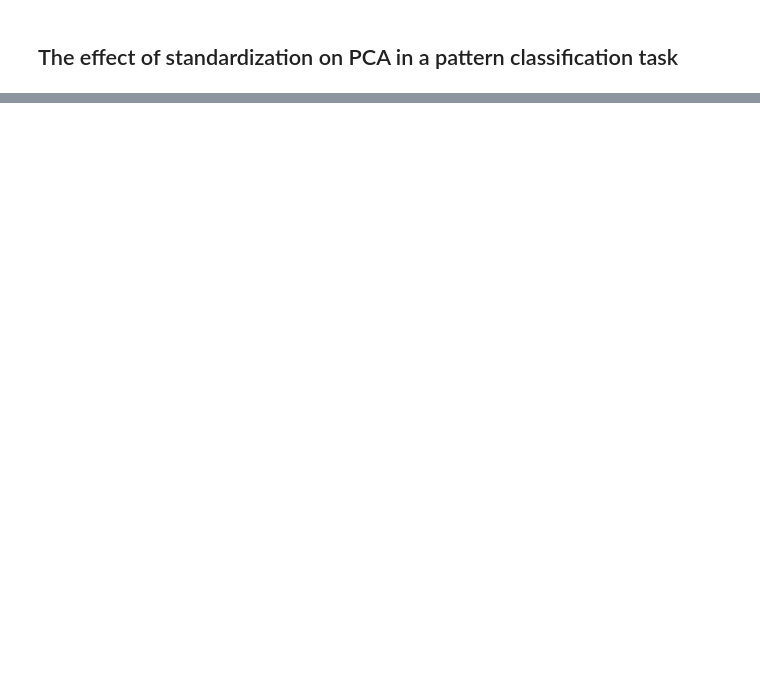
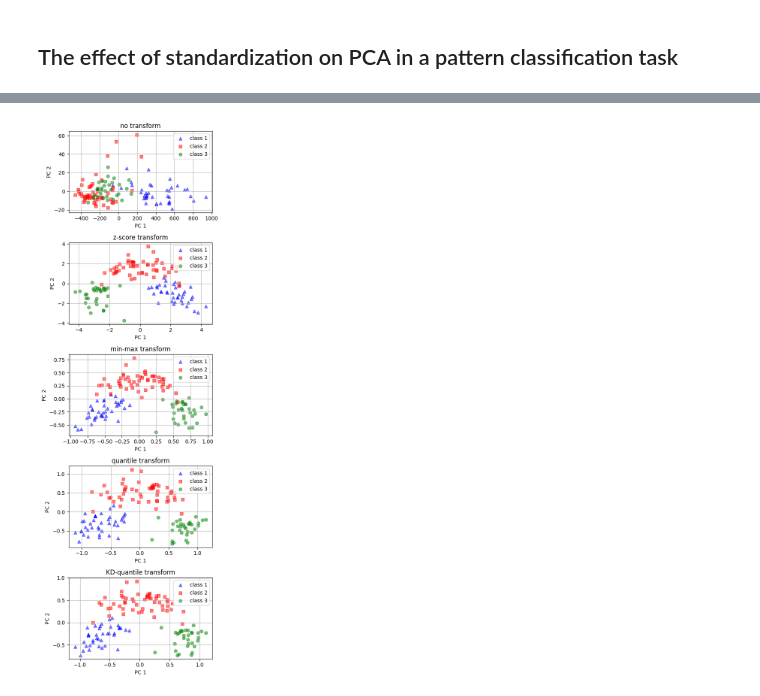
Before and after one commit to calvinmccarter/kditransform, a Jupyter notebook: examples/wine.ipynb, the cells around one changed output, grey strips where cells are left out. Drawn from its saved outputs; the diff is of its cells as text; code cells hidden in the pictures; blank space fills up the shorter version.

```diff
--- a/examples/wine.ipynb
+++ b/examples/wine.ipynb
@@ -216,0 +95,79 @@ Prediction accuracy for the test dataset
+# %%
+df = pd.io.parsers.read_csv('wine_data.csv', header=None)
+X_wine = df.values[:,1:]
+y_wine = df.values[:,0]
+
+X_train, X_test, y_train, y_test = train_test_split(
+    X_wine, y_wine,
+    test_size=0.30, random_state=12345)
+
+X_dict = {}
+
+# On raw data
+pca = PCA(n_components=2).fit(X_train)
+X_train_pc = pca.transform(X_train)
+X_test_pc = pca.transform(X_test)
+X_dict['no'] = {
+    'train': {'pc': X_train_pc, 'full': X_train},
+    'test': {'pc': X_test_pc, 'full': X_test},
+}
+
+# On preprocessed data
+methods = [
+    (preprocessing.StandardScaler, 'z-score'),
+    (preprocessing.MinMaxScaler, 'min-max'),
+    (preprocessing.QuantileTransformer, 'quantile'),
+    (kdquantile.KDQuantileTransformer, 'KD-quantile'),
+]
+for preprocessor, pname in methods:
+    prepper = preprocessor().fit(X_train)
+    X_train_prepped = prepper.transform(X_train)
+    X_test_prepped = prepper.transform(X_test)
+    pcaer = PCA(n_components=2).fit(X_train_prepped)
+    X_train_prepped_pc = pcaer.transform(X_train_prepped)
+    X_test_prepped_pc = pcaer.transform(X_test_prepped)
+    X_dict[pname] = {
+        'train': {'pc': X_train_prepped_pc, 'full': X_train_prepped},
+        'test': {'pc': X_test_prepped_pc, 'full': X_test_prepped},
+    }
+
+fig, axes = plt.subplots(nrows=len(X_dict), figsize=(5,3*len(X_dict)))
+
+for ax, pname in zip(axes, list(X_dict.keys())):
+    X_pc = X_dict[pname]['train']['pc']
+    for l,c,m in zip(range(1,4), ('blue', 'red', 'green'), ('^', 's', 'o')):
+        ax.scatter(X_pc[y_train==l, 0], X_pc[y_train==l, 1],
+            color=c, label='class %s' % l, alpha=0.5, marker=m
+        )
+    ax.set_title('{} transform'.format(pname))
+    ax.set_xlabel('PC 1')
+    ax.set_ylabel('PC 2')
+    ax.legend(loc='upper right')
+    ax.grid()
+
+plt.tight_layout()
+plt.show()
+
+print('Transform \t Train+Full \t Train+PCA \t Test+Full \t Test+PCA')
+res_dict = {}
+for pname in list(X_dict.keys()):
+    gnb_full = GaussianNB()
+    gnb_pc = GaussianNB()
+    gnb_full.fit(X_dict[pname]['train']['full'], y_train)
+    gnb_pc.fit(X_dict[pname]['train']['pc'], y_train)
+    pred_train_full = gnb_full.predict(X_dict[pname]['train']['full'])
+    pred_train_pc = gnb_pc.predict(X_dict[pname]['train']['pc'])
+    pred_test_full = gnb_full.predict(X_dict[pname]['test']['full'])
+    pred_test_pc = gnb_pc.predict(X_dict[pname]['test']['pc'])
+    acc_train_full = metrics.accuracy_score(y_train, pred_train_full)
+    acc_train_pc = metrics.accuracy_score(y_train, pred_train_pc)
+    acc_test_full = metrics.accuracy_score(y_test, pred_test_full)
+    acc_test_pc = metrics.accuracy_score(y_test, pred_test_pc)
+    print(f'{pname:<11} \t {acc_train_full:.2%} \t {acc_train_pc:.2%} \t {acc_test_full:.2%} \t {acc_test_pc:.2%}')
+    #res_dict[pname] = {'Test+Full': acc_test_full, 'Test+PCA': acc_test_pc}
+    res_dict[pname] = {
+        'train': {'pc': acc_train_pc, 'full': acc_train_full},
+        'test': {'pc': acc_test_pc, 'full': acc_test_full},
+    }
+# %% [output]
+[figure, added]
```
Also changed, not shown: parts of 16 cells of this notebook, 9 other files.
